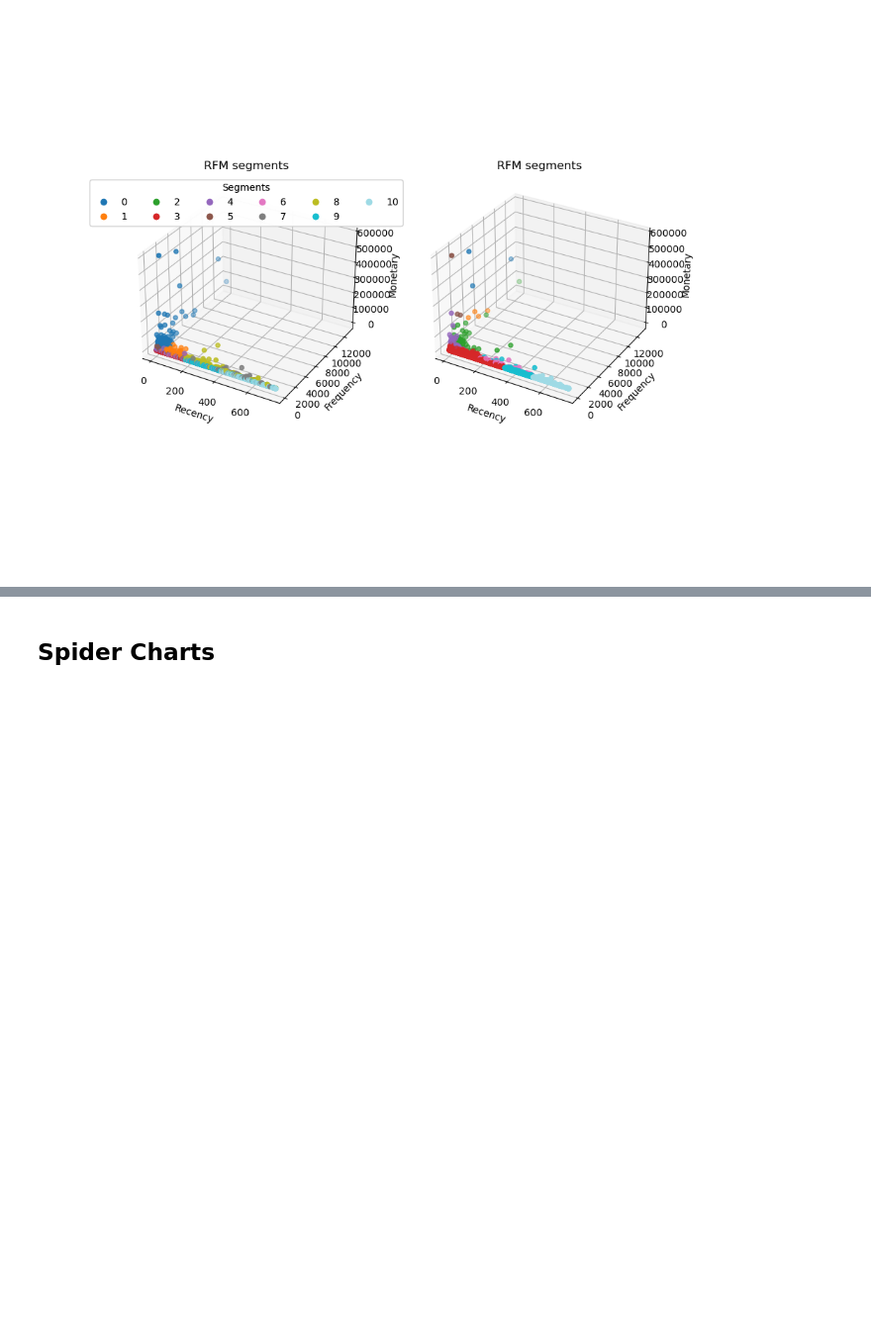
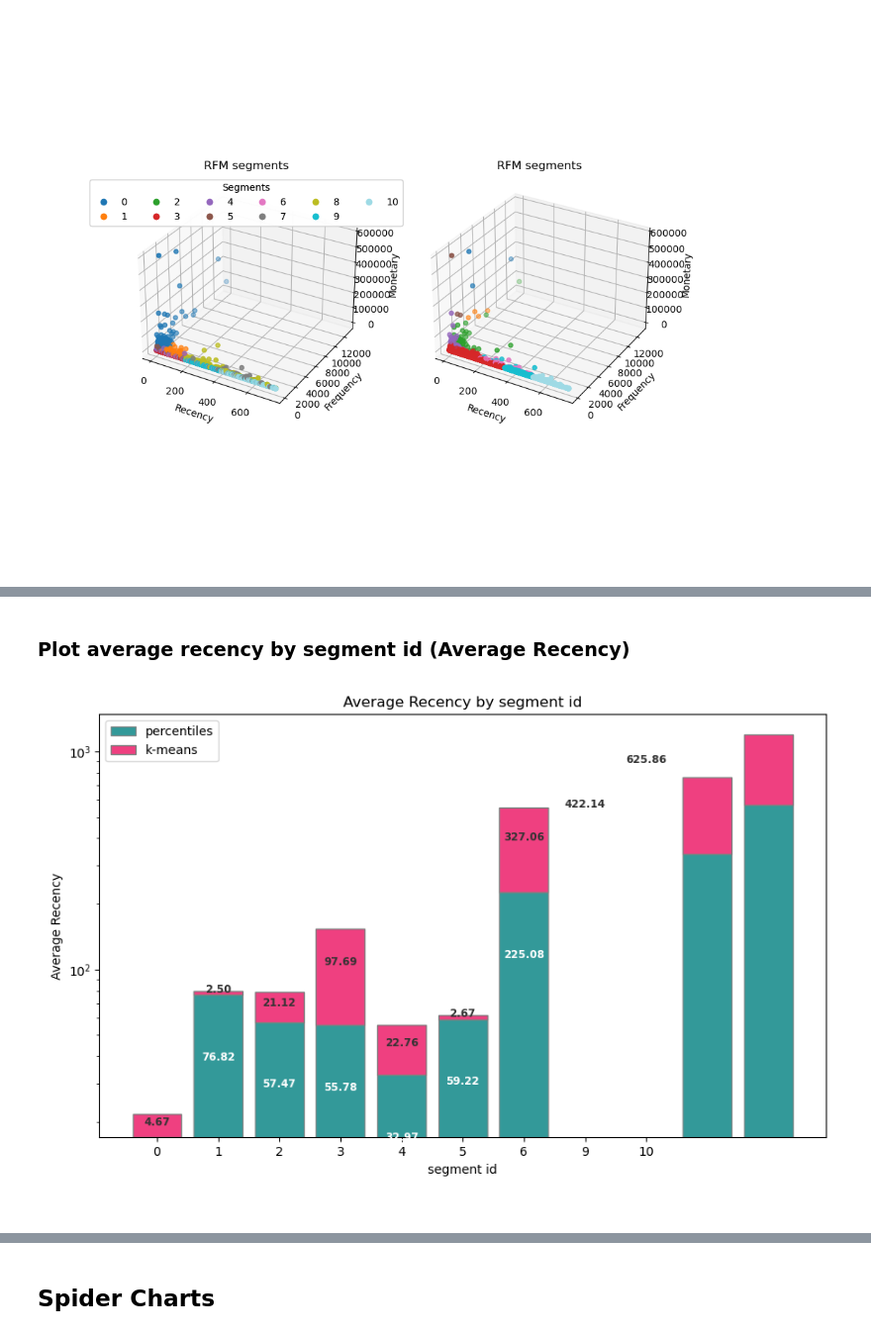
Before and after one commit to ArgyroMp/msc-thesis, a Jupyter notebook: Notebooks/04. comparison_03a_vs_03b.ipynb, the cells around one changed output, grey strips where cells are left out. Shown at 99% size. Drawn from its saved outputs; the diff is of its cells as text; code cells hidden in the pictures; blank space fills up the shorter version.

```diff
--- a/Notebooks/04. comparison_perc vs km.ipynb
+++ b/Notebooks/04. comparison_03a_vs_03b.ipynb
@@ -276,0 +273,51 @@ plt.show()
+# %% [markdown]
+### Plot average recency by segment id (Average Recency)
+# %%
+# Calculate the average Recency for each segment
+avg_recency_m1 = rfm_sc_perc.groupby('segment id')['Recency'].mean().reset_index()
+avg_recency_m1.rename(columns={'Recency': 'avg_Recency_m1'}, inplace=True)
+
+avg_recency_m2 = rfm_sc_km.groupby('segment id')['Recency'].mean().reset_index()
+avg_recency_m2.rename(columns={'Recency': 'avg_Recency_m2'}, inplace=True)
+
+# Merge the two averages into a single DataFrame
+df_avg_recency = pd.merge(avg_recency_m1, avg_recency_m2, on='segment id')
+# %%
+# Create a figure
+plt.figure(figsize=(9, 6))
+
+# Plot stacked bar chart for Method 1 (Recency)
+plt.bar(df_avg_recency['segment id'], df_avg_recency['avg_Recency_m1'], color='#008080', edgecolor='grey', alpha=0.8, label='percentiles')
+
+# Plot stacked bar chart for Method 2 on top of Method 1 (Recency)
+plt.bar(df_avg_recency['segment id'], df_avg_recency['avg_Recency_m2'],
+        bottom=df_avg_recency['avg_Recency_m1'], color='#ef4080', edgecolor='grey', label='k-means')
+
+# Add labels for Method 1 (at the base of the bars)
+for i in range(len(df_avg_recency)):
+    plt.text(i, df_avg_recency['avg_Recency_m1'][i] / 2,
+             f'{df_avg_recency["avg_Recency_m1"][i]:.2f}', ha='center', color='white', fontweight='bold', fontsize=8.5)
+
+# Add labels for Method 2 (on top of the stacked bars)
+for i in range(len(df_avg_recency)):
+    total_height = df_avg_recency['avg_Recency_m1'][i] + df_avg_recency['avg_Recency_m2'][i]
+    plt.text(i, total_height - df_avg_recency['avg_Recency_m2'][i] / 2,
+             f'{df_avg_recency["avg_Recency_m2"][i]:.2f}', ha='center', color='0.2', fontweight='bold', fontsize=8.5)
+
+# Add labels and title
+plt.xlabel('segment id')
+plt.ylabel('Average Recency')
+plt.title('Average Recency by segment id')
+plt.yscale('log')
+
+# Customize x-axis tick labels
+plt.xticks(np.arange(len(df_avg_recency['segment id'])), df_avg_recency['segment id'])
+
+# Add a legend
+plt.legend()
+
+# Display the plot
+plt.tight_layout()
+plt.show()
+# %% [output]
+[figure, added]
```
Also changed, not shown: parts of 17 cells of this notebook.
